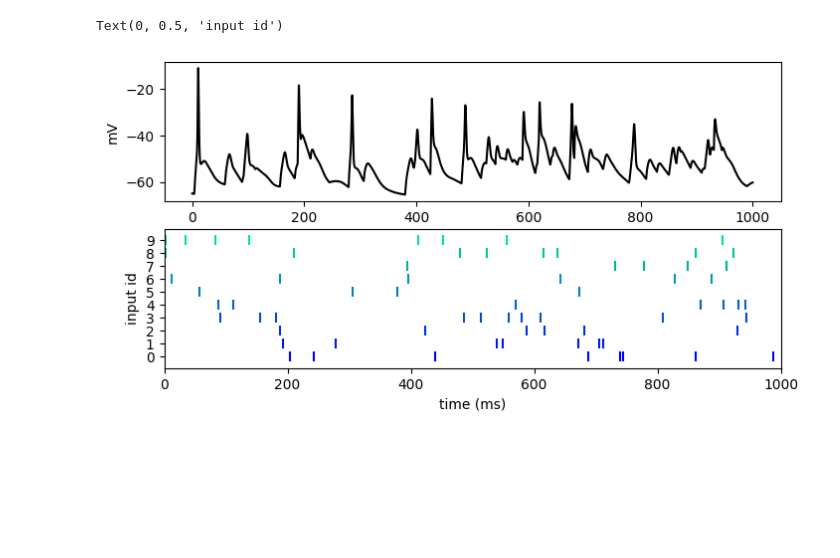
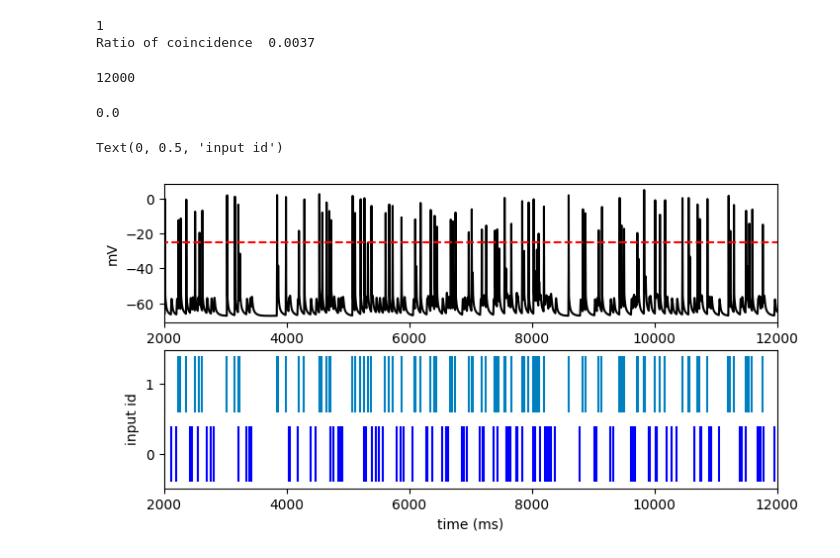
Before and after one commit to hannatolle/synergisticDendrites, a Jupyter notebook: NeuronClass_Edu.ipynb, the cells around one changed output. Drawn from its saved outputs; the diff is of its cells as text; code cells hidden in the pictures; blank space fills up the shorter version.

```diff
--- a/NeuronClass_Edu.ipynb
+++ b/NeuronClass_Edu.ipynb
@@ -681,5 +0,0 @@ for i, dend0 in enumerate(dendIdx):
-# %%
-tstop = 1000*ms
-
-h.tstop = tstop
-h.run()
@@ -687,0 +302,12 @@ h.run()
+# %%
+Coincid = len(np.where((Sbool[0]+Sbool[1])==2)[0])
+NoCoincid = np.sum(Sbool[0]) + np.sum(Sbool[1]) - len(np.where((Sbool[0]+Sbool[1])==2)[0])
+
+Ratio = np.round(Coincid/NoCoincid,4)
+
+print(Coincid)
+
+print("Ratio of coincidence ",Ratio)
+# %% [output]
+1
+Ratio of coincidence  0.0037
@@ -688,3 +341,30 @@ h.run()
+# %%
+# prepare output variable
+recordings = {'soma': h.Vector(),
+              'input': [h.Vector() for i in range(numSour)],
+              'inputTime': [h.Vector() for i in range(numSour)],
+              'dendrite': [h.Vector() for i in range(numSour)],
+              'synapse': [h.Vector() for i in range(numSour)],
+              'time': h.Vector()}
+
+# set up recordings
+recordings['soma'].record(Soma[0](0.5)._ref_v) # soma membrane potential
+recordings['time'].record(h._ref_t) # time steps
+
+for i, dend0 in enumerate(dendIdxSour):
+    recordings['dendrite'][i].record(dend[dend0](0.5)._ref_v)
+    recordings['synapse'][i].record(synapsesSour[i]._ref_i)
+    connectionsSour[i].record(recordings['inputTime'][i], recordings['input'][i])
+# %%
+tmax
+# %% [output]
+12000
+# %%
+h.finitialize(-65 * mV)
+
+h.continuerun(tmax)
+# %% [output]
+0.0
 # %%
 # convert outputs into numpy arrays
 for k,v in recordings.items():
@@ -692,26 +372,34 @@ for k,v in recordings.items():
         recordings[k] = np.array(list(recordings[k]))
     else:
         recordings[k] = [np.array(list(recordings[k][i])) for i in range(len(recordings[k]))]
+# %%
+ini = 2000
 # %%
 fig,ax = pyplot.subplots(2,1,figsize=(8,4)) # Default figsize is (8,6)
 
 soma_plot = ax[0].plot(recordings["time"], recordings["soma"], color='black')
 
+thres = -25
+
+ax[0].hlines(thres,0,tmax,color="red",linestyle='dashed')
+
+ax[0].set_xlim(ini, tmax)
 ax[0].set_xlabel('time (ms)')
 ax[0].set_ylabel('mV')
 
 cmap = cm.get_cmap('winter')
-spacing = cmap.N//numInputs
+spacing = cmap.N//numSour
 
 colours = cmap(np.arange(0, cmap.N, spacing))
 
 # rasterplot with input stimuli
-for i in range(numInputs):
+for i in range(2):
     ax[1].vlines(recordings['inputTime'][i], i-0.4, i+0.4, colors=colours[i])
+
 ax[1].set_yticks(range(len(recordings['input'])))
-ax[1].set_xlim(0, stop)
+ax[1].set_xlim(ini, tmax)
 ax[1].set_xlabel('time (ms)')
 ax[1].set_ylabel('input id')
 # %% [output]
 Text(0, 0.5, 'input id')
-[figure, old version]
+[figure, new version]
```
Also changed, not shown: parts of 42 cells of this notebook, 11 other files.
